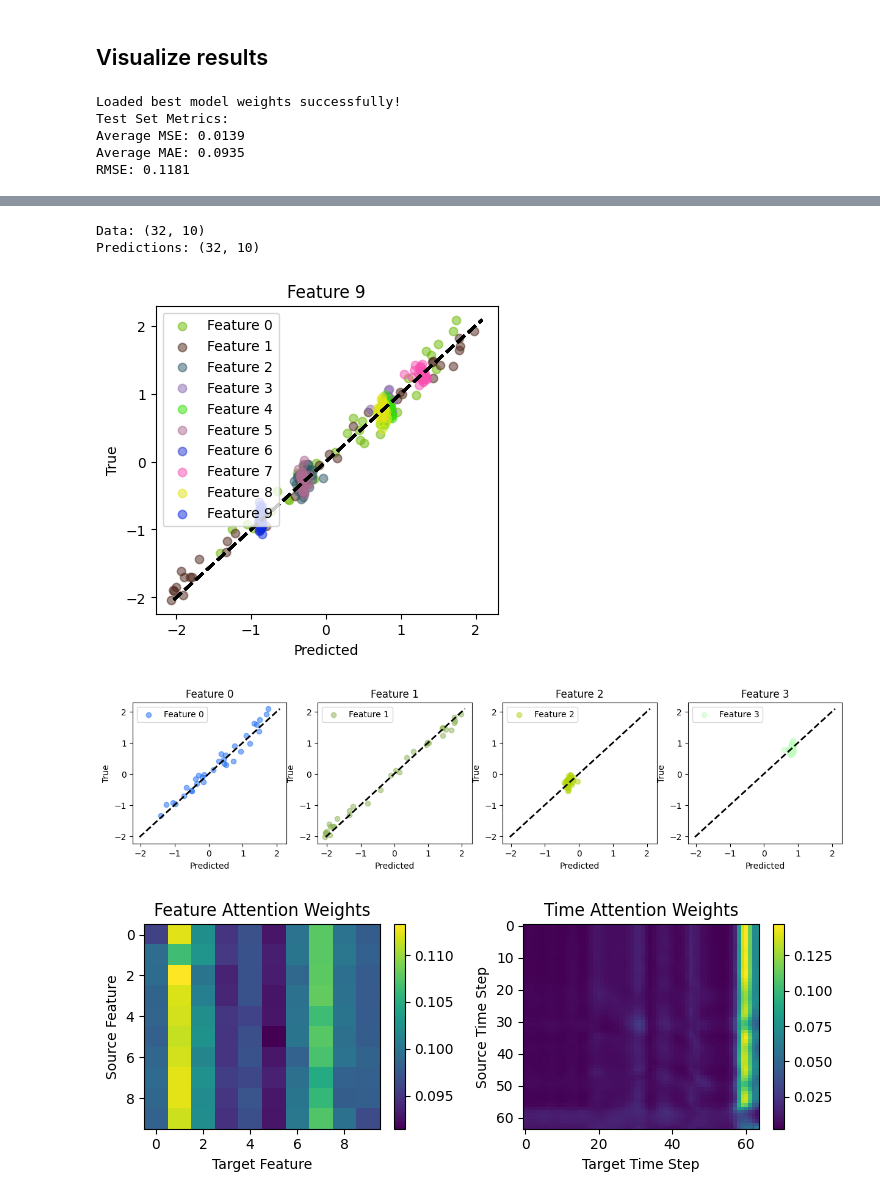
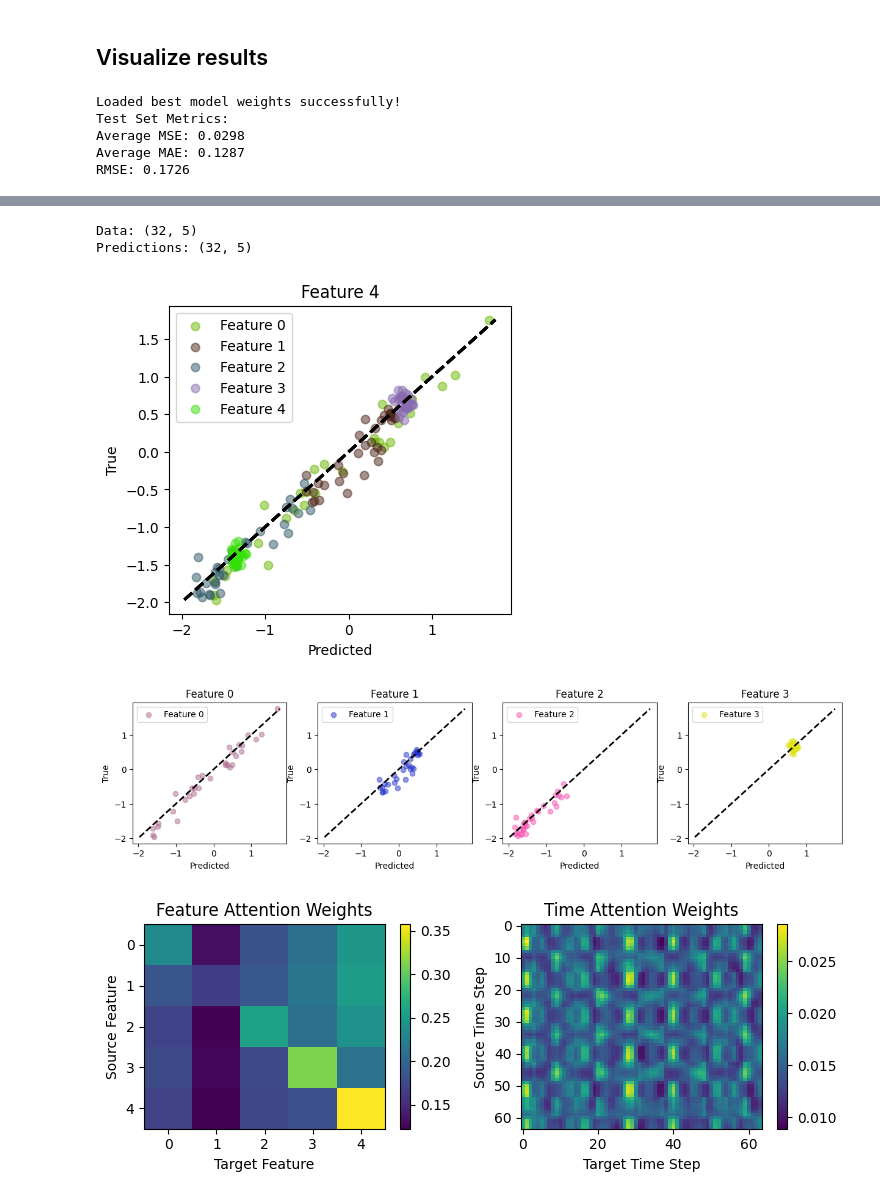
Before and after one commit to eric-fey-hus/ukko, a Jupyter notebook: ukko_get_started.ipynb, the cells around one changed output, grey strips where cells are left out. Drawn from its saved outputs; the diff is of its cells as text; code cells hidden in the pictures.

```diff
--- a/ukko_get_started.ipynb
+++ b/ukko_get_started.ipynb
@@ -127,7 +131,7 @@ importlib.reload(ukko.test)
 # Parameters
 batch_size = 32
 n_samples = 1000
-n_features = 10
+n_features = 5
 sequence_length = 64
 prediction_length = 5
 
@@ -348,7 +325,7 @@ def evaluate_model(model, test_loader, device='cuda'):
 
     return avg_mse, avg_mae
 
-def main():
+def visualize_model_results(model):
 
     device = torch.device('cuda' if torch.cuda.is_available() else 'cpu')
 
@@ -384,10 +361,10 @@ def main():
         f.write(f"RMSE: {np.sqrt(mse):.4f}\n")
 
 #if __name__ == "__main__":
-main()
+visualize_model_results(model)
 # %% [output]
 Loaded best model weights successfully!
 Test Set Metrics:
-Average MSE: 0.0139
-Average MAE: 0.0935
-RMSE: 0.1181
+Average MSE: 0.0298
+Average MAE: 0.1287
+RMSE: 0.1726
@@ -397,5 +374,5 @@ RMSE: 0.1181
-Data: (32, 10)
-Predictions: (32, 10)
+Data: (32, 5)
+Predictions: (32, 5)
-[figure, old version]
+[figure, new version]
-[figure, old version]
+[figure, new version]
-[figure, old version]
+[figure, new version]
```
Also changed, not shown: parts of 10 cells of this notebook, 3 other files.
